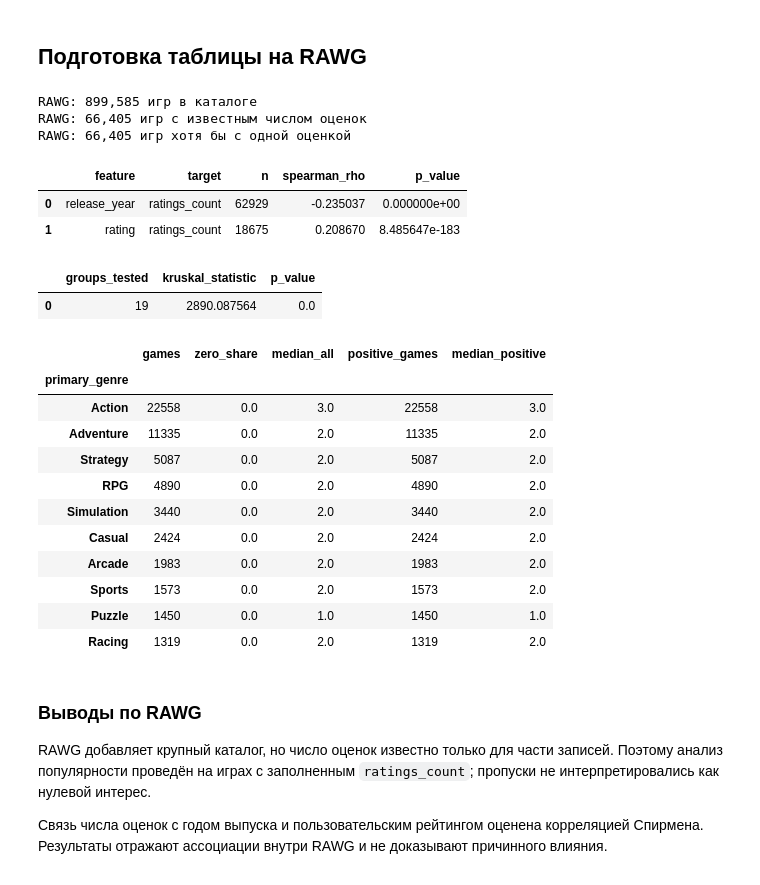
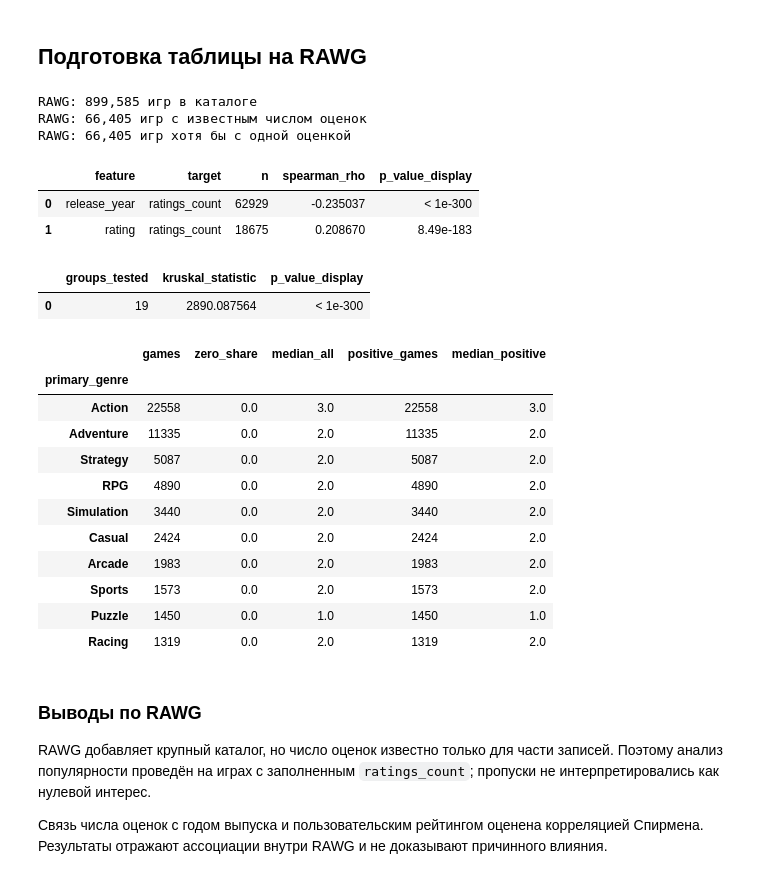
Before and after one commit to Dani-ldyaev/gaming-data-analysis, a Jupyter notebook: notebooks/2_4.ipynb, the cells around one changed output. Saved outputs shown, nothing was run; the diff lists cells and outputs as text; code cells hidden in the pictures.

```diff
--- a/notebooks/2_4.ipynb
+++ b/notebooks/2_4.ipynb
@@ -201,6 +201,9 @@ print(
 ## Подготовка таблицы на RAWG
 # %%
 from scipy.stats import kruskal, spearmanr
+
+def format_p_value(value):
+    return "< 1e-300" if value == 0 else f"{value:.3g}"
 
 RAWG_PATH = ROOT / "processed" / "games" / "rawg_games.parquet"
 
@@ -257,7 +260,7 @@ for feature in ["release_year", "rating"]:
             "target": "ratings_count",
             "n": len(sample),
             "spearman_rho": rho,
-            "p_value": p_value,
+            "p_value_display": format_p_value(p_value),
         })
 
 rawg_correlations = pd.DataFrame(rawg_correlations)
@@ -296,39 +299,39 @@ rawg_genre_groups = [
     for _, group in rawg_genres.groupby("primary_genre")
     if (group["ratings_count"] > 0).sum() >= 30
 ]
 
 if len(rawg_genre_groups) >= 2:
     statistic, p_value = kruskal(*rawg_genre_groups)
     rawg_genre_test = pd.DataFrame([{
         "groups_tested": len(rawg_genre_groups),
         "kruskal_statistic": statistic,
-        "p_value": p_value,
+        "p_value_display": format_p_value(p_value),
     }])
 else:
     rawg_genre_test = pd.DataFrame()
 
 rawg_genre_summary.to_csv(
     QUALITY_DIR / "rawg_genre_summary_2_4.csv",
     encoding="utf-8-sig",
 )
 rawg_genre_test.to_csv(
     QUALITY_DIR / "rawg_genre_test_2_4.csv",
     index=False,
     encoding="utf-8-sig",
 )
 
 display(rawg_correlations)
 display(rawg_genre_test)
 display(rawg_genre_summary.head(10))
 # %% [output]
 RAWG: 899,585 игр в каталоге
 RAWG: 66,405 игр с известным числом оценок
 RAWG: 66,405 игр хотя бы с одной оценкой
-|  | feature | target | n | spearman_rho | p_value |
-| 0 | release_year | ratings_count | 62929 | -0.235037 | 0.000000e+00 |
-| 1 | rating | ratings_count | 18675 | 0.208670 | 8.485647e-183 |
+|  | feature | target | n | spearman_rho | p_value_display |
+| 0 | release_year | ratings_count | 62929 | -0.235037 | < 1e-300 |
+| 1 | rating | ratings_count | 18675 | 0.208670 | 8.49e-183 |
-|  | groups_tested | kruskal_statistic | p_value |
-| 0 | 19 | 2890.087564 | 0.0 |
+|  | groups_tested | kruskal_statistic | p_value_display |
+| 0 | 19 | 2890.087564 | < 1e-300 |
 |  | games | zero_share | median_all | positive_games | median_positive |
 | primary_genre |  |  |  |  |  |
 | Action | 22558 | 0.0 | 3.0 | 22558 | 3.0 |
```
Also changed, not shown: parts of 3 cells of this notebook, 4 other files.
